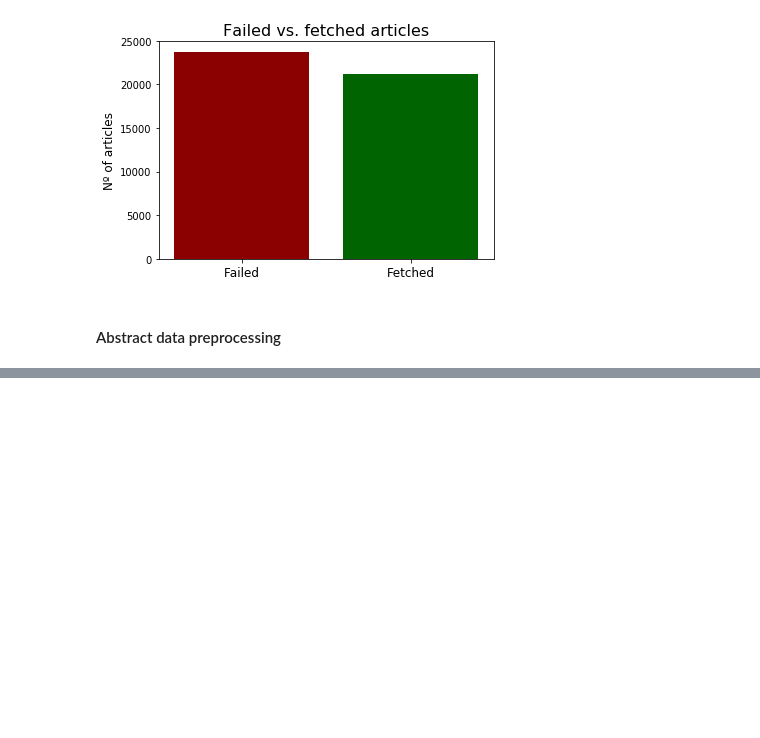
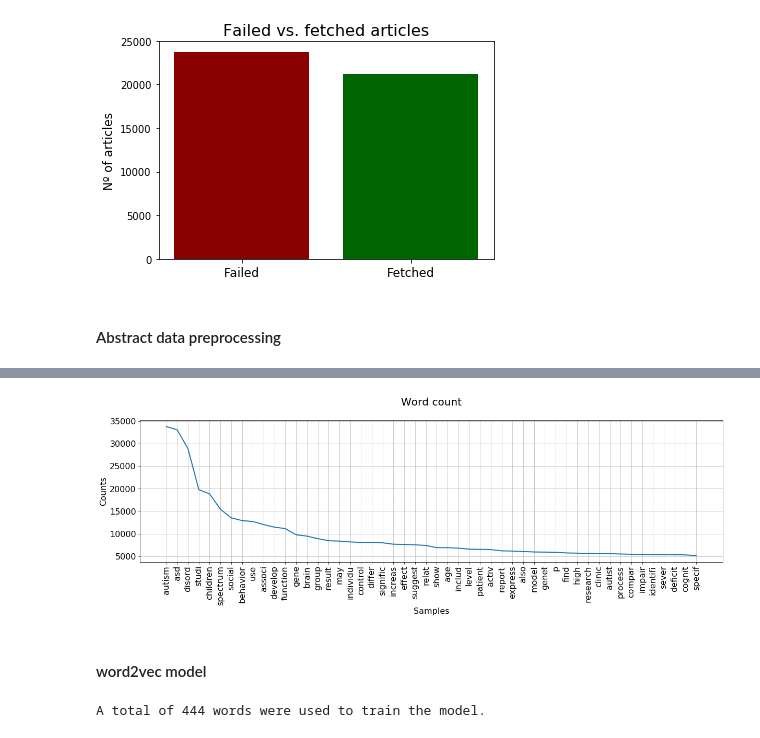
Before and after one commit to gbnegrini/word2vec-asd, a Jupyter notebook: asd-papers-pubmed-analysis.ipynb, the cells around one changed output, grey strips where cells are left out. Saved outputs shown, nothing was run; the diff lists cells and outputs as text; code cells hidden in the pictures; blank space fills up the shorter version.

```diff
--- a/asd-papers-pubmed-analysis.ipynb
+++ b/asd-papers-pubmed-analysis.ipynb
@@ -217,0 +205,33 @@ df_autism_articles.head()
+# %%
+# counts the number of each word
+grouped_words = df_autism_articles['Preprocessed'].str.join(' ').str.cat(sep=' ')
+words = nltk.tokenize.word_tokenize(grouped_words)
+word_freq = nltk.FreqDist(words)
+
+plt.figure(figsize=(20,5))
+plt.title('Word count\n', fontsize=20)
+plt.xticks(fontsize=16)
+plt.yticks(fontsize=16)
+plt.xlabel('', fontsize=16)
+plt.ylabel('Counts', fontsize=16)
+word_freq.plot(50, cumulative=False)
+# %% [output]
+[figure, added]
+# %% [markdown]
+#### word2vec model
+# %%
+# builds the corpus for the word2vec model
+corpus = [abstract_word_list for abstract_word_list in df_autism_articles['Preprocessed']]
+
+# runs the model
+# size = number of neurons
+# window = maximum distance between the current and predicted word
+# min_count =  ignore all words with counts lower than this threshold
+# workers = number of threads used to train the model
+model = word2vec.Word2Vec(corpus, size=300, window=5, min_count=1000, workers=4)
+model_name = "model_1_s300_w5_min1000_stemm"
+model.save(model_name)
+
+print('A total of {} words were used to train the model.'.format(len(model.wv.vocab)))
+# %% [output]
+A total of 444 words were used to train the model.
```
Also changed, not shown: parts of 8 cells of this notebook, 2 other files.
